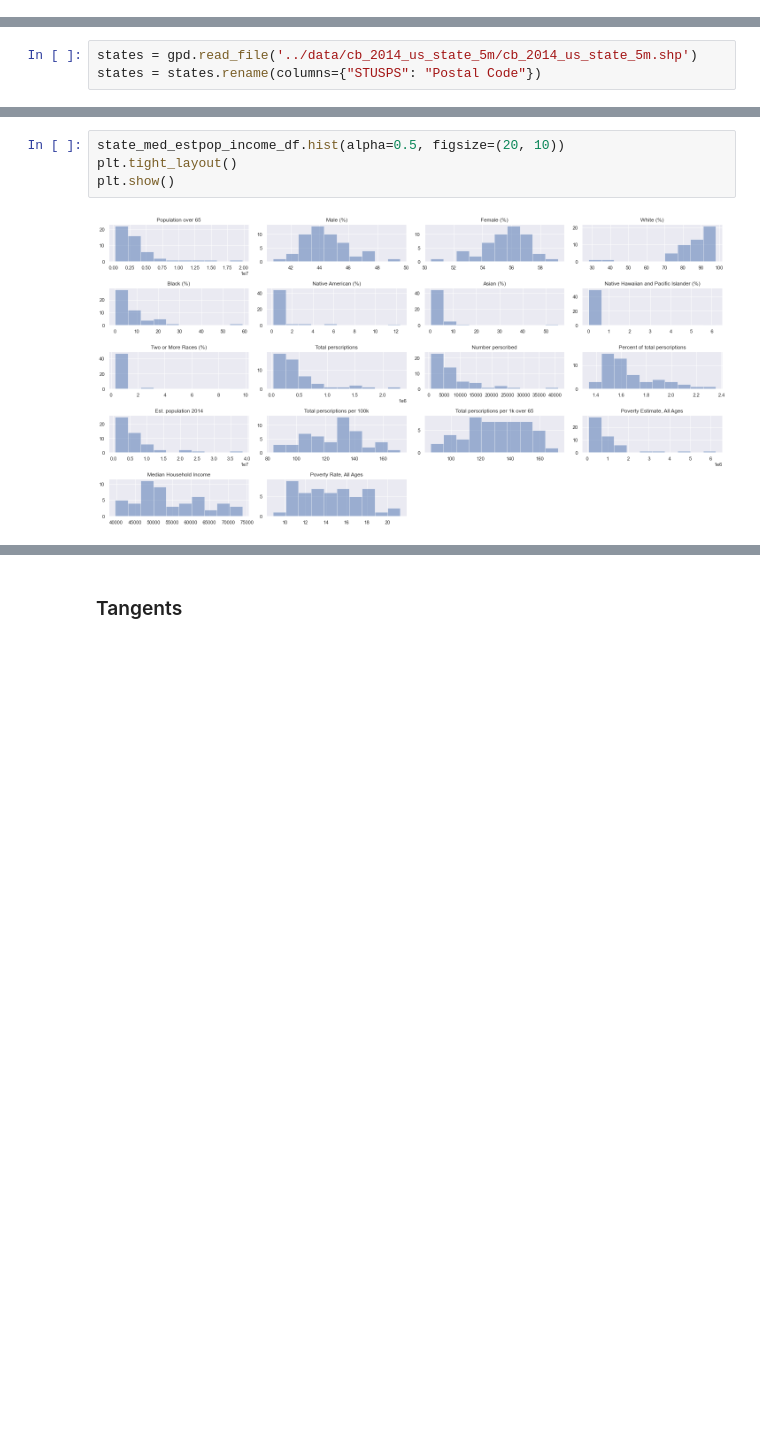
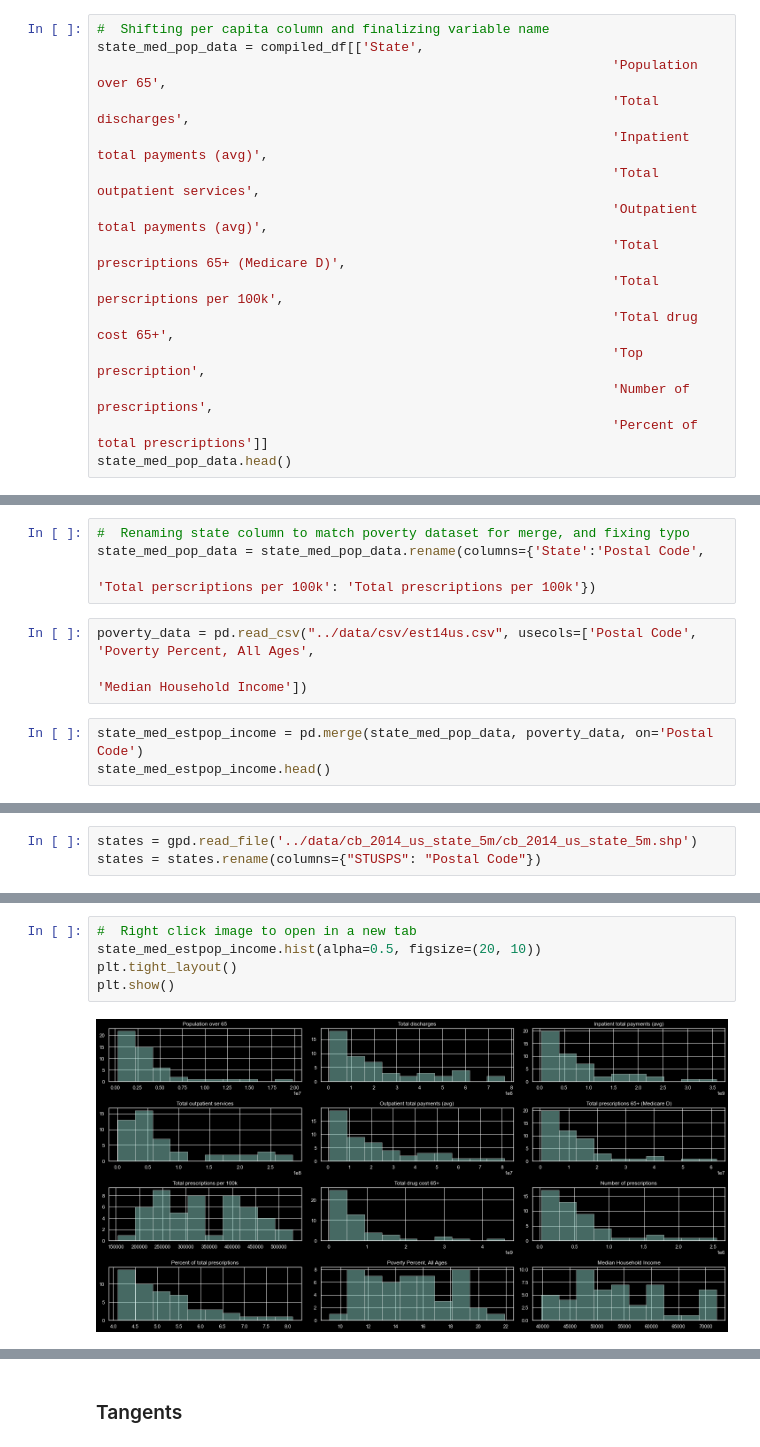
Before and after one commit to space-isa/medicare-data, a Jupyter notebook: src/medicare_data_analysis.ipynb, the cells around one changed output, grey strips where cells are left out. Cells and saved outputs as stored; diff of their text form; blank space fills up the shorter version.

```diff
--- a/src/medicare_data_analysis.ipynb
+++ b/src/medicare_data_analysis.ipynb
@@ -706,0 +1085,15 @@ import geopandas as gpd
+# %%
+#  Shifting per capita column and finalizing variable name
+state_med_pop_data = compiled_df[['State',
+                                                                  'Population over 65',
+                                                                  'Total discharges',
+                                                                  'Inpatient total payments (avg)',
+                                                                  'Total outpatient services',
+                                                                  'Outpatient total payments (avg)',
+                                                                  'Total prescriptions 65+ (Medicare D)',
+                                                                  'Total perscriptions per 100k',
+                                                                  'Total drug cost 65+',
+                                                                  'Top prescription',
+                                                                  'Number of prescriptions',
+                                                                  'Percent of total prescriptions']]
+state_med_pop_data.head()
@@ -706,0 +1125,10 @@ import geopandas as gpd
+# %%
+#  Renaming state column to match poverty dataset for merge, and fixing typo
+state_med_pop_data = state_med_pop_data.rename(columns={'State':'Postal Code',
+                                                                                                                  'Total perscriptions per 100k': 'Total prescriptions per 100k'})
+# %%
+poverty_data = pd.read_csv("../data/csv/est14us.csv", usecols=['Postal Code', 'Poverty Percent, All Ages',
+                                                                                                                   'Median Household Income'])
+# %%
+state_med_estpop_income = pd.merge(state_med_pop_data, poverty_data, on='Postal Code')
+state_med_estpop_income.head()
@@ -763,6 +1207,7 @@ A couple of things to note: The majority of states have over 50% of the popultai
 # %%
-state_med_estpop_income_df.hist(alpha=0.5, figsize=(20, 10))
+#  Right click image to open in a new tab
+state_med_estpop_income.hist(alpha=0.5, figsize=(20, 10))
 plt.tight_layout()
 plt.show()
 # %% [output]
-[figure, old version]
+[figure, new version]
```
Also changed, not shown: parts of 228 cells of this notebook, 2 other files.
